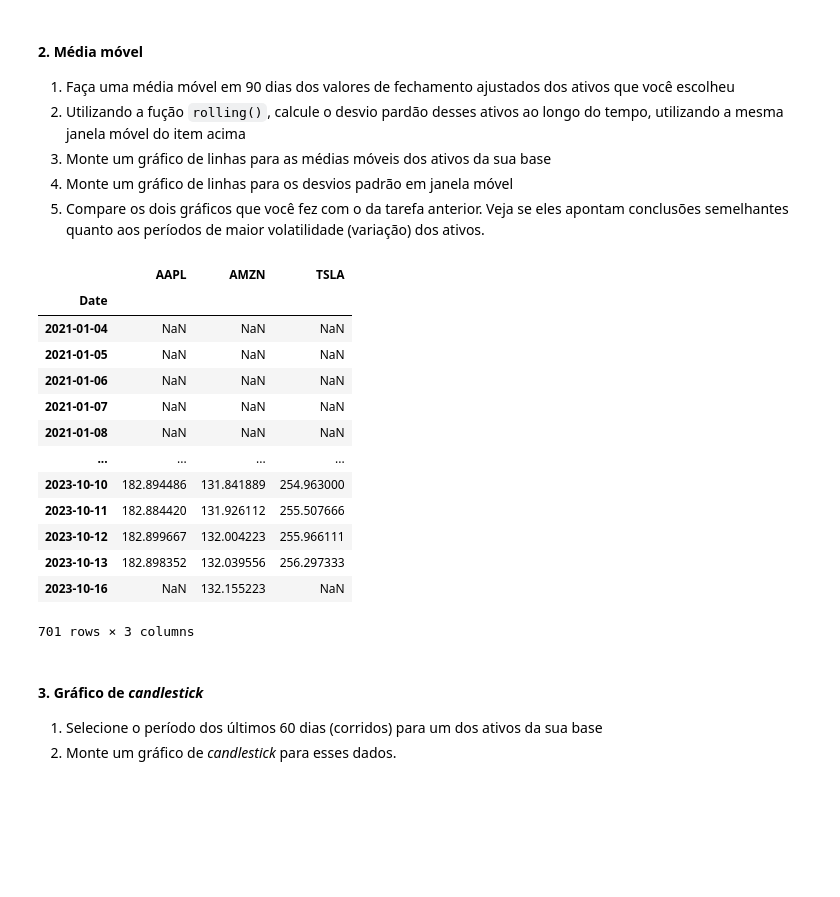
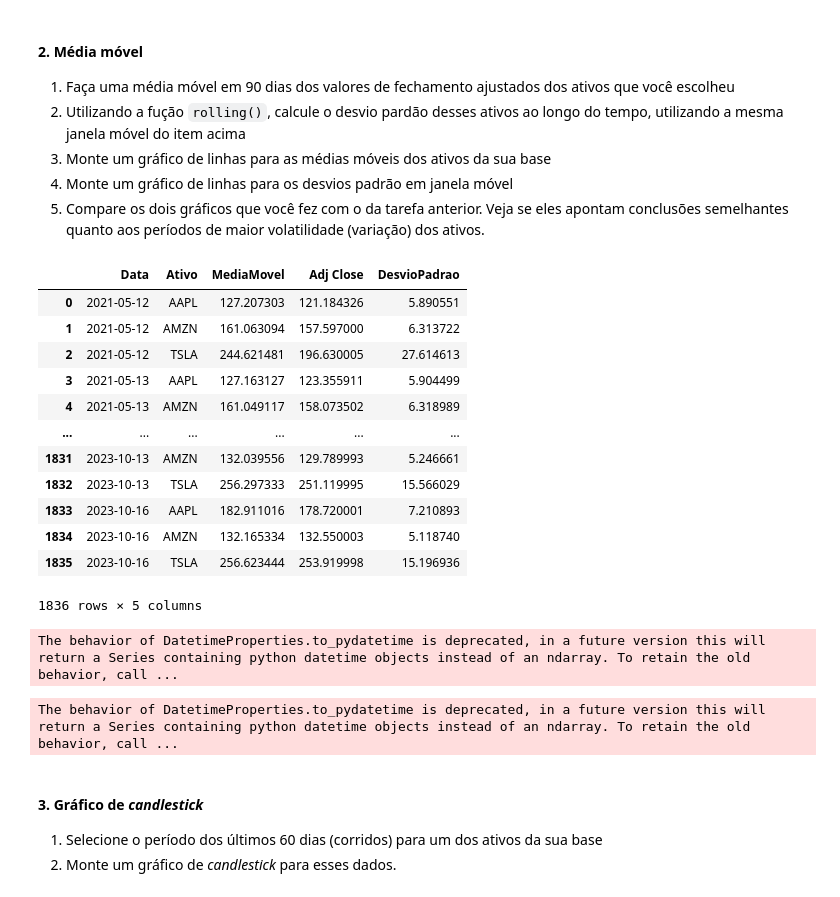
Before and after one commit to marceloaires7/EBAC-Exercicios, a Jupyter notebook: Exercício_Cientista_de_dados_Módulo22/Exercício 2/mod22_tarefa02.ipynb, the cells around one changed output. Cells and saved outputs as stored; diff of their text form; code cells hidden in the pictures; blank space fills up the shorter version.

```diff
--- a/Exercício_Cientista_de_dados_Módulo22/Exercício 2/mod22_tarefa02.ipynb
+++ b/Exercício_Cientista_de_dados_Módulo22/Exercício 2/mod22_tarefa02.ipynb
@@ -77,23 +63,45 @@ fechamento_vertical.head()
 2. Monte um gráfico de linhas para as médias móveis dos ativos da sua base
 4. Monte um gráfico de linhas para os desvios padrão em janela móvel
 5. Compare os dois gráficos que você fez com o da tarefa anterior. Veja se eles apontam conclusões semelhantes quanto aos períodos de maior volatilidade (variação) dos ativos.
-# %%
-df['Adj Close'].rolling(90).mean()
-# %% [output]
-|  | AAPL | AMZN | TSLA |
-| Date |  |  |  |
-| 2021-01-04 | NaN | NaN | NaN |
-| 2021-01-05 | NaN | NaN | NaN |
-| 2021-01-06 | NaN | NaN | NaN |
-| 2021-01-07 | NaN | NaN | NaN |
-| 2021-01-08 | NaN | NaN | NaN |
-| ... | ... | ... | ... |
-| 2023-10-10 | 182.894486 | 131.841889 | 254.963000 |
-| 2023-10-11 | 182.884420 | 131.926112 | 255.507666 |
-| 2023-10-12 | 182.899667 | 132.004223 | 255.966111 |
-| 2023-10-13 | 182.898352 | 132.039556 | 256.297333 |
-| 2023-10-16 | NaN | 132.155223 | NaN |
-701 rows × 3 columns
+# %%
+Ex2 = df['Adj Close'].rolling(90).mean().stack().reset_index()
+Ex2.columns = ['Data', 'Ativo', 'MediaMovel']
+
+Ex2['Adj Close'] = (df['Adj Close'].stack()
+                    [df['Adj Close'].stack().shape[0]-Ex2.shape[0]:]
+                    .reset_index()[0])
+
+Ex2['DesvioPadrao'] = df['Adj Close'].rolling(90).std().stack().reset_index()[0]
+
+Ex2
+# %% [output]
+|  | Data | Ativo | MediaMovel | Adj Close | DesvioPadrao |
+| 0 | 2021-05-12 | AAPL | 127.207303 | 121.184326 | 5.890551 |
+| 1 | 2021-05-12 | AMZN | 161.063094 | 157.597000 | 6.313722 |
+| 2 | 2021-05-12 | TSLA | 244.621481 | 196.630005 | 27.614613 |
+| 3 | 2021-05-13 | AAPL | 127.163127 | 123.355911 | 5.904499 |
+| 4 | 2021-05-13 | AMZN | 161.049117 | 158.073502 | 6.318989 |
+| ... | ... | ... | ... | ... | ... |
+| 1831 | 2023-10-13 | AMZN | 132.039556 | 129.789993 | 5.246661 |
+| 1832 | 2023-10-13 | TSLA | 256.297333 | 251.119995 | 15.566029 |
+| 1833 | 2023-10-16 | AAPL | 182.911016 | 178.720001 | 7.210893 |
+| 1834 | 2023-10-16 | AMZN | 132.165334 | 132.550003 | 5.118740 |
+| 1835 | 2023-10-16 | TSLA | 256.623444 | 253.919998 | 15.196936 |
+1836 rows × 5 columns
+# %%
+# Criando Gráfico para analisar a MediaMovel ao longo do tempo.
+
+fig = px.line(Ex2, x="Data", y="MediaMovel", color='Ativo', template='plotly_white')
+fig.show()
+# %% [output]
+The behavior of DatetimeProperties.to_pydatetime is deprecated, in a future version this will return a Series containing python datetime objects instead of an ndarray. To retain the old behavior, call ...
+# %%
+# Criando Gráfico para analisar a DesvioPadrao ao longo do tempo.
+
+fig = px.line(Ex2, x="Data", y="DesvioPadrao", color='Ativo', template='plotly_white')
+fig.show()
+# %% [output]
+The behavior of DatetimeProperties.to_pydatetime is deprecated, in a future version this will return a Series containing python datetime objects instead of an ndarray. To retain the old behavior, call ...
 # %% [markdown]
 #### 3. Gráfico de *candlestick*
 1. Selecione o período dos últimos 60 dias (corridos) para um dos ativos da sua base
```
Also changed, not shown: parts of 3 cells of this notebook, 1 other file.
